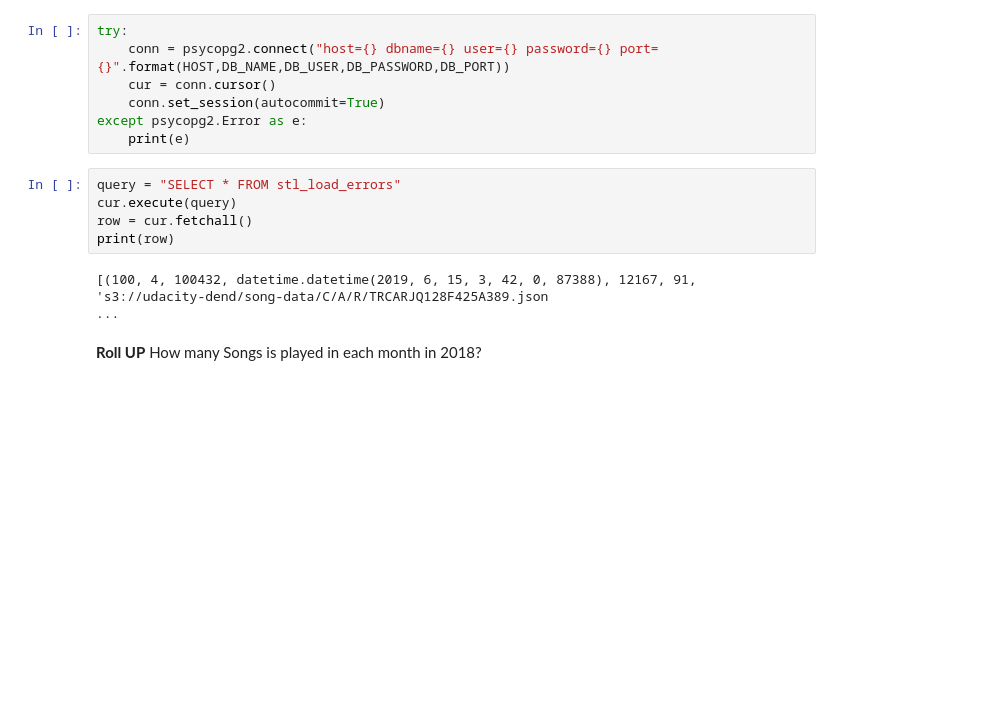
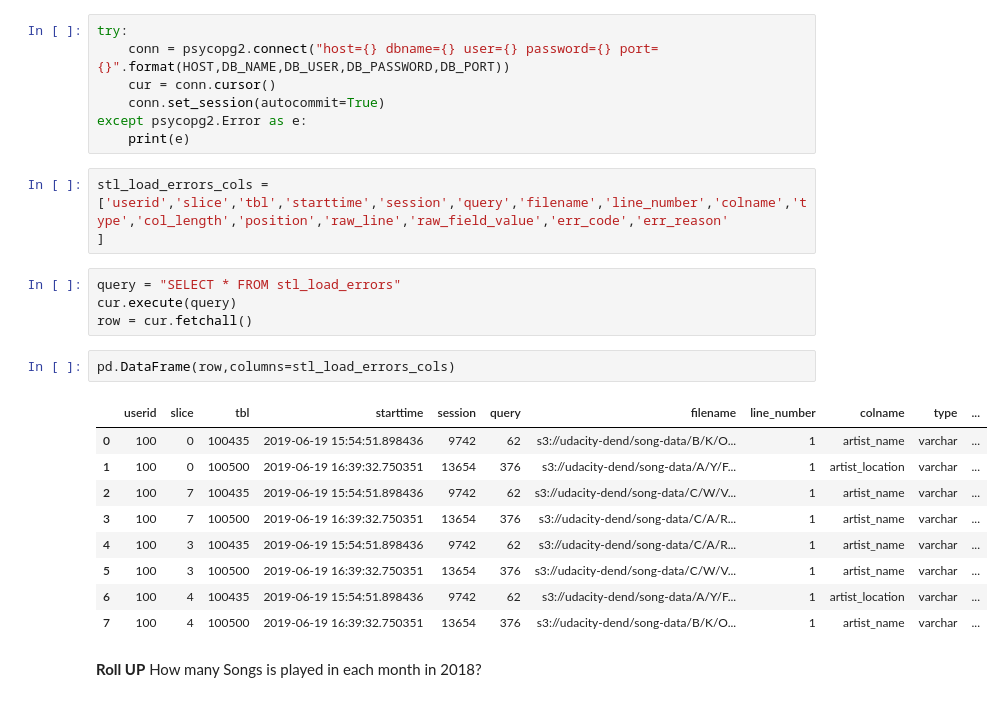
Before and after one commit to xchen715/Data_Warehouse_with_Redshift, a Jupyter notebook: Infrastructure_as_code.ipynb, the cells around one changed output. Drawn from its saved outputs; the diff is of its cells as text; blank space fills up the shorter version.

```diff
--- a/Infrastructure_as_code.ipynb
+++ b/Infrastructure_as_code.ipynb
@@ -198,13 +204,25 @@ try:
     conn.set_session(autocommit=True)
 except psycopg2.Error as e:
     print(e)
+# %%
+stl_load_errors_cols = ['userid','slice','tbl','starttime','session','query','filename','line_number','colname','type','col_length','position','raw_line','raw_field_value','err_code','err_reason'
+]
 # %%
 query = "SELECT * FROM stl_load_errors"
 cur.execute(query)
 row = cur.fetchall()
-print(row)
-# %% [output]
-[(100, 4, 100432, datetime.datetime(2019, 6, 15, 3, 42, 0, 87388), 12167, 91, 's3://udacity-dend/song-data/C/A/R/TRCARJQ128F425A389.json                                                                 ...
+# %%
+pd.DataFrame(row,columns=stl_load_errors_cols)
+# %% [output]
+|  | userid | slice | tbl | starttime | session | query | filename | line_number | colname | type | ... |
+| 0 | 100 | 0 | 100435 | 2019-06-19 15:54:51.898436 | 9742 | 62 | s3://udacity-dend/song-data/B/K/O... | 1 | artist_name | varchar | ... |
+| 1 | 100 | 0 | 100500 | 2019-06-19 16:39:32.750351 | 13654 | 376 | s3://udacity-dend/song-data/A/Y/F... | 1 | artist_location | varchar | ... |
+| 2 | 100 | 7 | 100435 | 2019-06-19 15:54:51.898436 | 9742 | 62 | s3://udacity-dend/song-data/C/W/V... | 1 | artist_name | varchar | ... |
+| 3 | 100 | 7 | 100500 | 2019-06-19 16:39:32.750351 | 13654 | 376 | s3://udacity-dend/song-data/C/A/R... | 1 | artist_name | varchar | ... |
+| 4 | 100 | 3 | 100435 | 2019-06-19 15:54:51.898436 | 9742 | 62 | s3://udacity-dend/song-data/C/A/R... | 1 | artist_name | varchar | ... |
+| 5 | 100 | 3 | 100500 | 2019-06-19 16:39:32.750351 | 13654 | 376 | s3://udacity-dend/song-data/C/W/V... | 1 | artist_name | varchar | ... |
+| 6 | 100 | 4 | 100435 | 2019-06-19 15:54:51.898436 | 9742 | 62 | s3://udacity-dend/song-data/A/Y/F... | 1 | artist_location | varchar | ... |
+| 7 | 100 | 4 | 100500 | 2019-06-19 16:39:32.750351 | 13654 | 376 | s3://udacity-dend/song-data/B/K/O... | 1 | artist_name | varchar | ... |
 # %% [markdown]
 **Roll UP** How many Songs is played in each month in 2018?
 # %%
```
Also changed, not shown: parts of 3 cells of this notebook, 1 other file.
